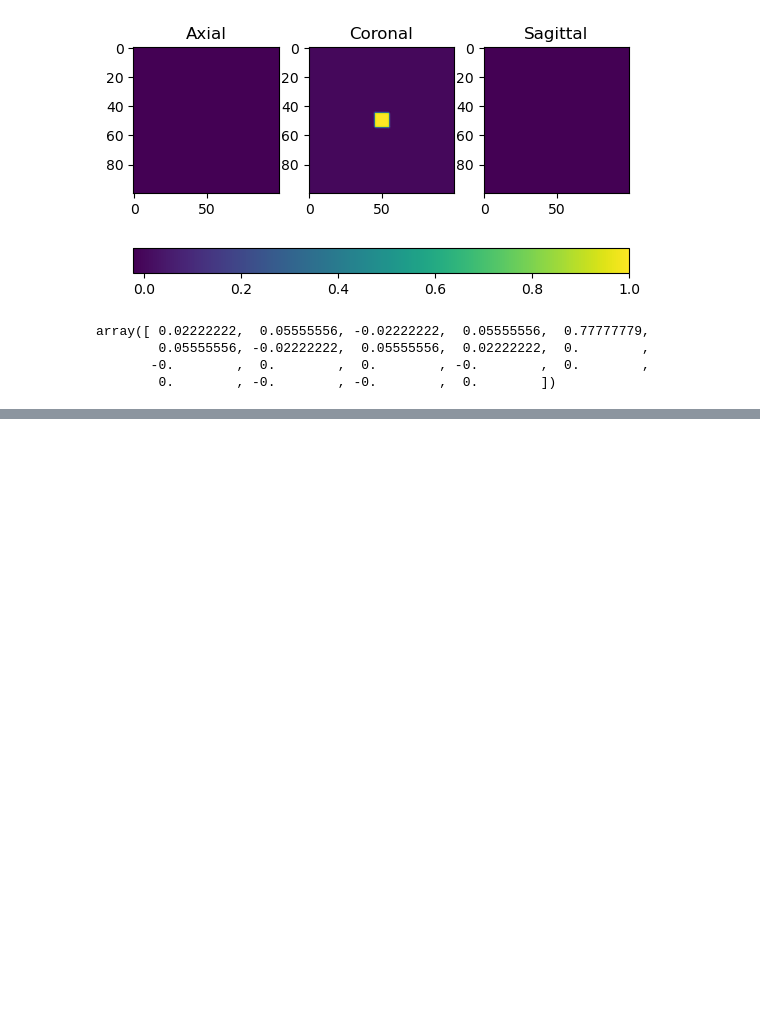
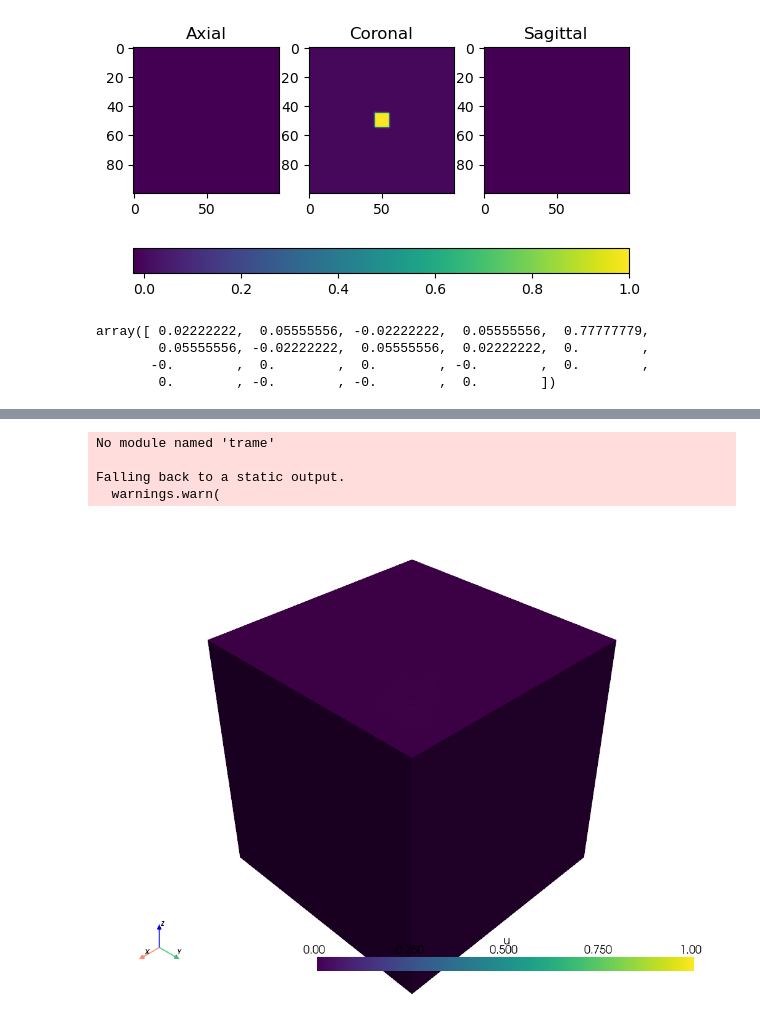
Before and after one commit to TiNezlobinsky/Finitewave, a Jupyter notebook: examples/notebooks/anisotropy_3d.ipynb, the cells around one changed output, grey strips where cells are left out. Saved outputs shown, nothing was run; the diff lists cells and outputs as text; code cells hidden in the pictures; blank space fills up the shorter version.

```diff
--- a/examples/notebooks/anisotropy_3d.ipynb
+++ b/examples/notebooks/anisotropy_3d.ipynb
@@ -133,0 +149,15 @@ plt.show()
+# %%
+vis_mesh = tissue.mesh.copy()
+# vis_mesh[n//2:, n//2:, n//2:] = 0
+
+mesh_builder = fw.VisMeshBuilder3D()
+grid = mesh_builder.build_mesh(vis_mesh)
+grid = mesh_builder.add_scalar(aliev_panfilov.u, 'u')
+grid.plot(clim=[0, 1], cmap='viridis')
+grid.save('cube.vtu')
+# %% [output]
+No module named 'trame'
+
+Falling back to a static output.
+  warnings.warn(
+[figure, added]
```
Also changed, not shown: parts of 2 cells of this notebook, 6 other files.
